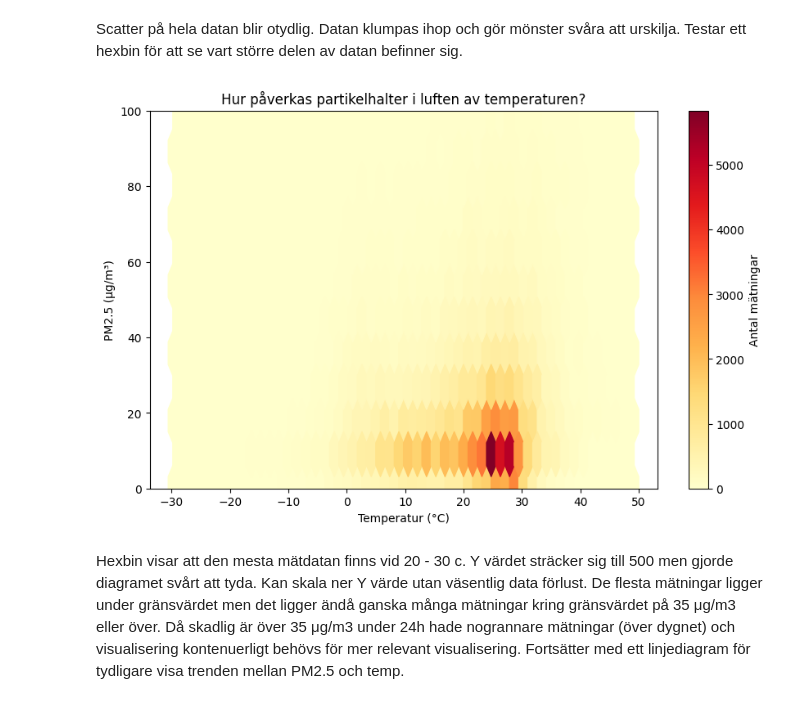
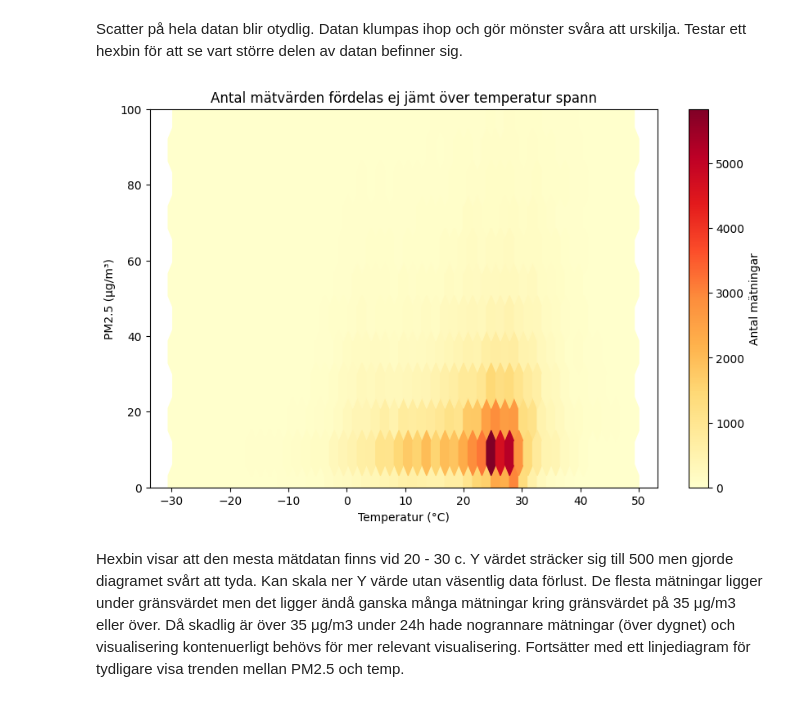
Before and after one commit to NonSentientExistence/Ai_KK_1, a Jupyter notebook: notebook.ipynb, the cells around one changed output. Cells and saved outputs as stored; diff of their text form; code cells hidden in the pictures.

```diff
--- a/notebook.ipynb
+++ b/notebook.ipynb
@@ -233,23 +249,23 @@ Scatter på hela datan blir otydlig. Datan klumpas ihop och gör mönster svåra
 # %%
 fig, ax = plt.subplots(figsize=(10, 6))
 
-ax.set_title("Hur påverkas partikelhalter i luften av temperaturen?")
+ax.set_title("Antal mätvärden fördelas ej jämt över temperatur spann")
 ax.set_xlabel("Temperatur (°C)")
 ax.set_ylabel("PM2.5 (µg/m³)")
 ax.set_ylim(0, 100)
 
 ax.hexbin(
     df_clean["temperature_celsius"],
     df_clean["air_quality_PM2.5"],
     gridsize=50,
     cmap="YlOrRd"
 )
 
 
 plt.colorbar(ax.collections[0], ax=ax, label="Antal mätningar")
 plt.show()
 # %% [output]
-[figure, old version]
+[figure, new version]
 # %% [markdown]
 Hexbin visar att den mesta mätdatan finns vid 20 - 30 c. Y värdet sträcker sig till 500 men gjorde diagramet svårt att tyda. Kan skala ner Y värde utan väsentlig data förlust. De flesta mätningar ligger under gränsvärdet men det ligger ändå ganska många mätningar kring gränsvärdet på 35 μg/m3 eller över. Då skadlig är över 35 μg/m3 under 24h hade nogrannare mätningar (över dygnet) och visualisering kontenuerligt behövs för mer relevant visualisering. Fortsätter med ett linjediagram för tydligare visa trenden mellan PM2.5 och temp.
 # %%
```
Also changed, not shown: parts of 3 cells of this notebook.
